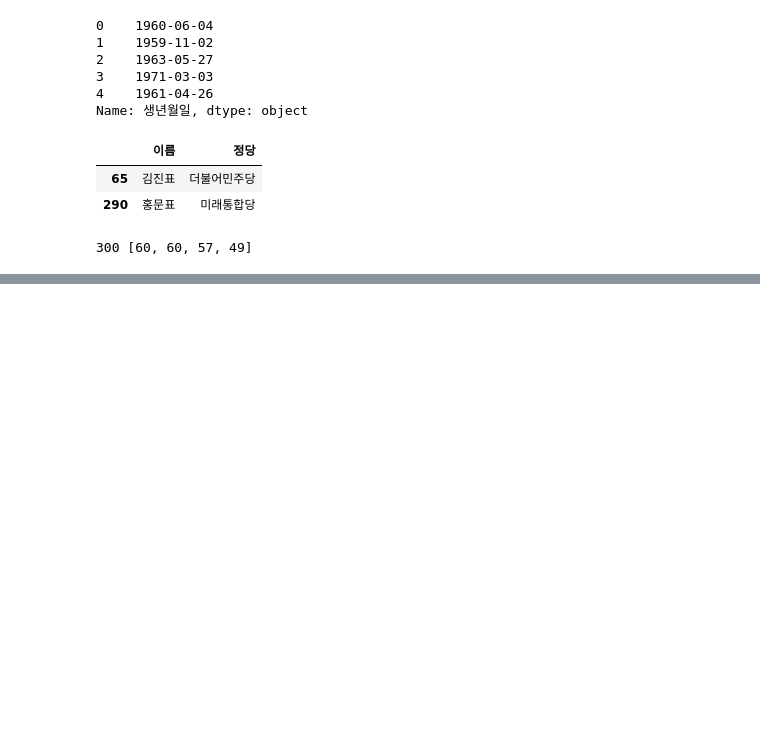
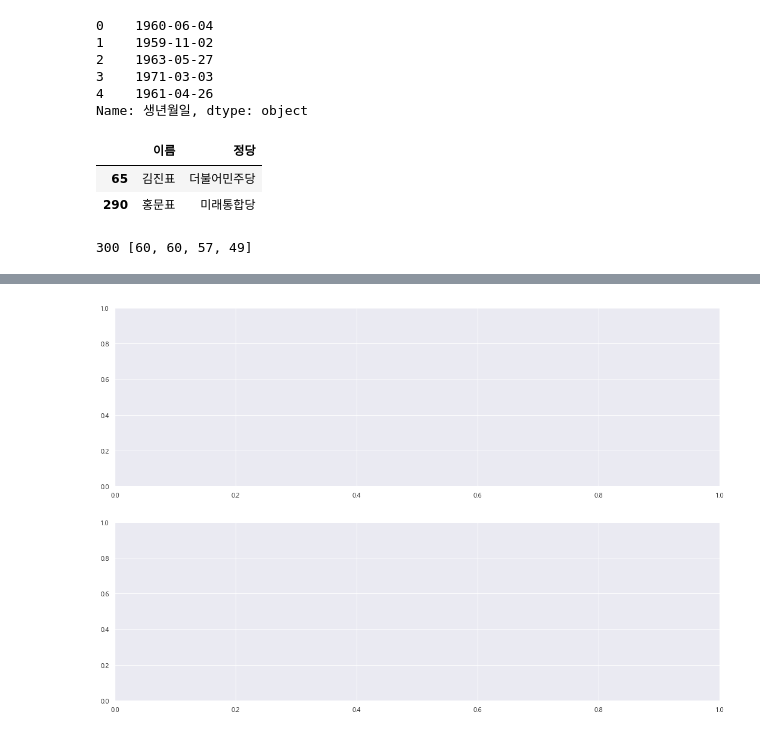
Before and after one commit to resourceSaga/multicampus_study_basic_python, a Jupyter notebook: webscrap_source/6. 국회의원현황_스크래핑_분석_저장.ipynb, the cells around one changed output, grey strips where cells are left out. Cells and saved outputs as stored; diff of their text form; code cells hidden in the pictures; blank space fills up the shorter version.

```diff
--- a/webscrap_source/6. 국회의원현황_스크래핑_분석_저장.ipynb
+++ b/webscrap_source/6. 국회의원현황_스크래핑_분석_저장.ipynb
@@ -321,0 +328,17 @@ memory usage: 44.7+ KB
+# %%
+%matplotlib inline
+import matplotlib
+import matplotlib.pyplot as plt
+import matplotlib.font_manager as fm
+import seaborn as sns
+
+#setting seaborn default for plots
+sns.set()
+
+# 폰트설정
+font_path = 'C:/Windows/Fonts/malgun.ttf'
+
+# font property 가져오기
+font_prop = fm.FontProperties(fname=font_path).get_name()
+# matplotlib의 re(run command)명령을 사용해서 한글폰트 설정
+matplotlib.rc('font',family=font_prop)
@@ -321,0 +349,12 @@ memory usage: 44.7+ KB
+# %%
+# figure와 axes 생성
+figure,(ax1, ax2) = plt.subplots(nrows=2, ncols=1) # 1열 2행
+figure.set_size_inches(18,12)
+
+# sns.countplot(data=data_df, x='정당', ax=ax1, order=data_df['정당'].value_counts().index)
+
+
+# sns.countplot(data=data_df, x='정당', ax=ax1)
+# sns.countplot(data=data_df, x='당선횟수2', ax=ax2)
+# %% [output]
+[figure, added]
```
Also changed, not shown: parts of 15 cells of this notebook, 4 other files.
